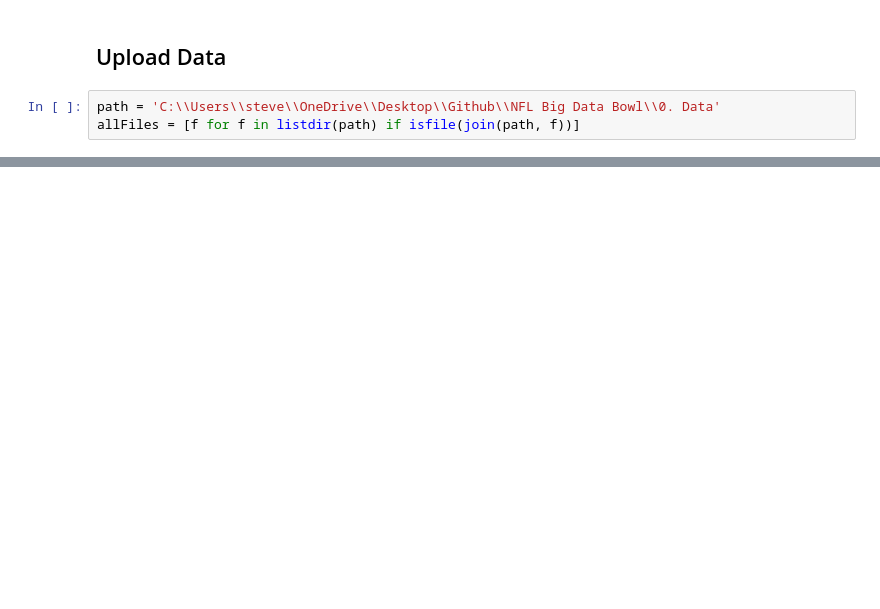
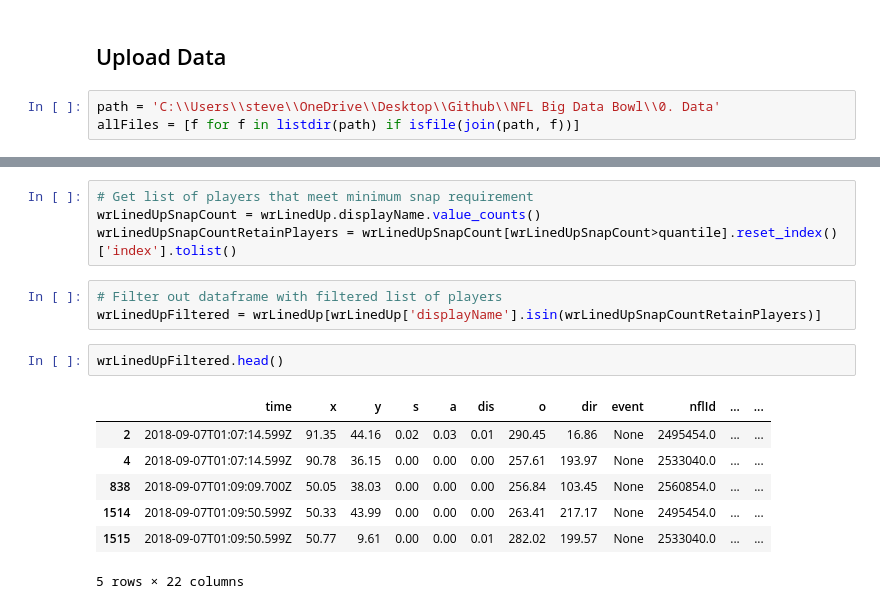
Before and after one commit to scunden/WR-Archetypes, a Jupyter notebook: Archetype.ipynb, the cells around one changed output, grey strips where cells are left out. Cells and saved outputs as stored; diff of their text form; blank space fills up the shorter version.

```diff
--- a/Archetype.ipynb
+++ b/Archetype.ipynb
@@ -37,0 +95,17 @@ for file in allFiles:
+# %%
+# Get list of players that meet minimum snap requirement
+wrLinedUpSnapCount = wrLinedUp.displayName.value_counts()
+wrLinedUpSnapCountRetainPlayers = wrLinedUpSnapCount[wrLinedUpSnapCount>quantile].reset_index()['index'].tolist()
+# %%
+# Filter out dataframe with filtered list of players
+wrLinedUpFiltered = wrLinedUp[wrLinedUp['displayName'].isin(wrLinedUpSnapCountRetainPlayers)]
+# %%
+wrLinedUpFiltered.head()
+# %% [output]
+|  | time | x | y | s | a | dis | o | dir | event | nflId | ... | ... |
+| 2 | 2018-09-07T01:07:14.599Z | 91.35 | 44.16 | 0.02 | 0.03 | 0.01 | 290.45 | 16.86 | None | 2495454.0 | ... | ... |
+| 4 | 2018-09-07T01:07:14.599Z | 90.78 | 36.15 | 0.00 | 0.00 | 0.00 | 257.61 | 193.97 | None | 2533040.0 | ... | ... |
+| 838 | 2018-09-07T01:09:09.700Z | 50.05 | 38.03 | 0.00 | 0.00 | 0.00 | 256.84 | 103.45 | None | 2560854.0 | ... | ... |
+| 1514 | 2018-09-07T01:09:50.599Z | 50.33 | 43.99 | 0.00 | 0.00 | 0.00 | 263.41 | 217.17 | None | 2495454.0 | ... | ... |
+| 1515 | 2018-09-07T01:09:50.599Z | 50.77 | 9.61 | 0.00 | 0.00 | 0.01 | 282.02 | 199.57 | None | 2533040.0 | ... | ... |
+5 rows × 22 columns
```
Also changed, not shown: parts of 11 cells of this notebook.
